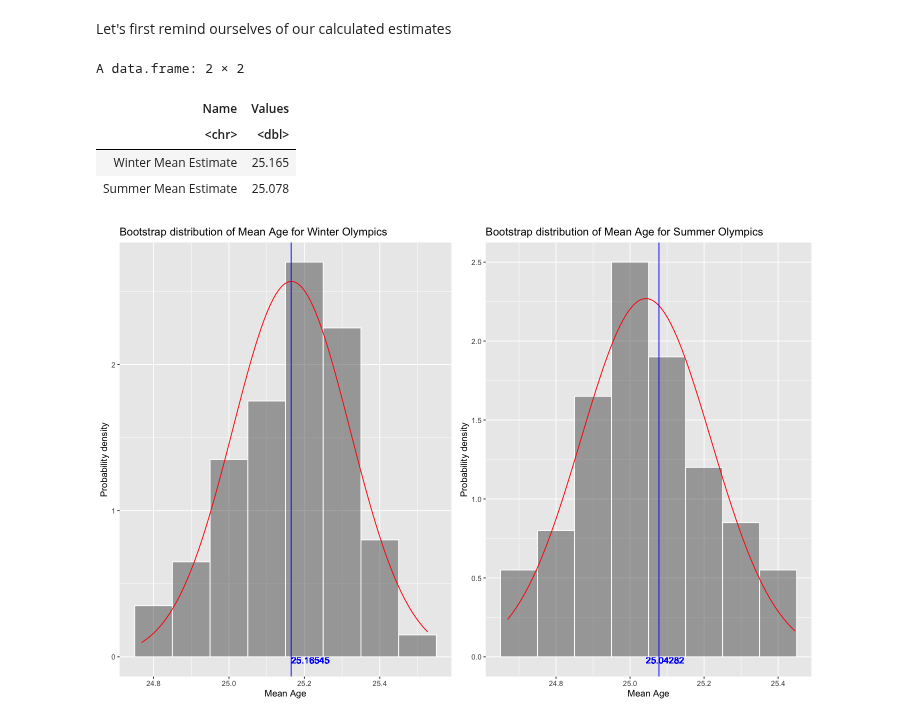
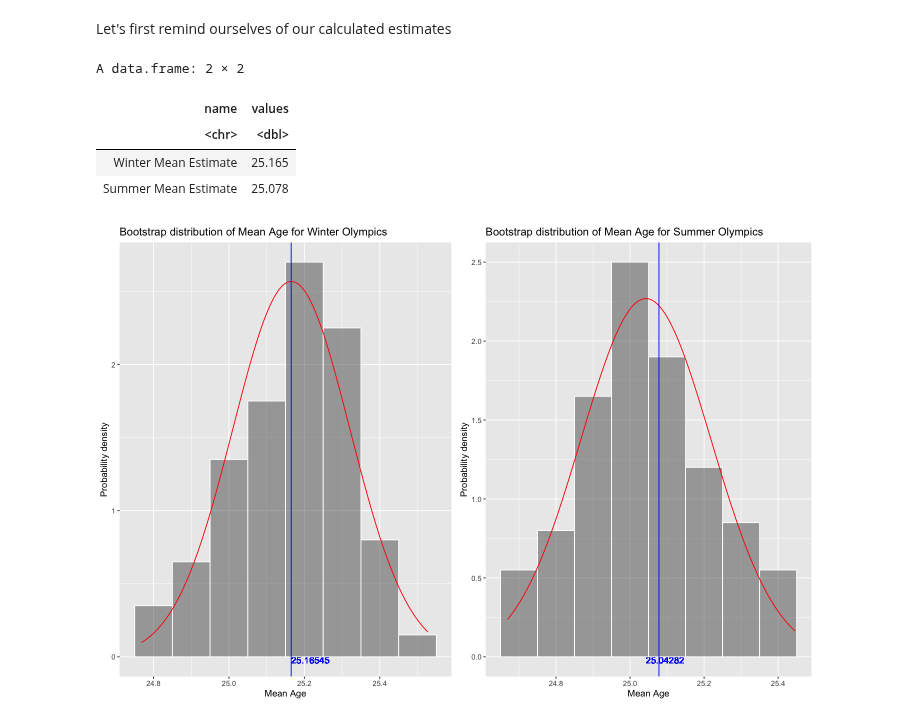
Before and after one commit to KevinSaigon/stat-201-project, a Jupyter notebook: project-proposal.ipynb, the cells around one changed output. Drawn from its saved outputs; the diff is of its cells as text; code cells hidden in the pictures.

```diff
--- a/project-proposal.ipynb
+++ b/project-proposal.ipynb
@@ -165,14 +165,14 @@ table_render(df_list)
 # %% [markdown]
 Let's first remind ourselves of our calculated estimates
 # %%
-Name <- c("Winter Mean Estimate", "Summer Mean Estimate")
-Values <- c(winter_mean_estimate, summer_mean_estimate)
+name <- c("Winter Mean Estimate", "Summer Mean Estimate")
+values <- c(winter_mean_estimate, summer_mean_estimate)
 
-tab <- data.frame(Name, Values)
+tab <- data.frame(name, values)
 tab
 # %% [output]
 A data.frame: 2 × 2
-| Name | Values |
+| name | values |
 | <chr> | <dbl> |
 | Winter Mean Estimate | 25.165 |
 | Summer Mean Estimate | 25.078 |
```
Also changed, not shown: parts of 5 cells of this notebook.
